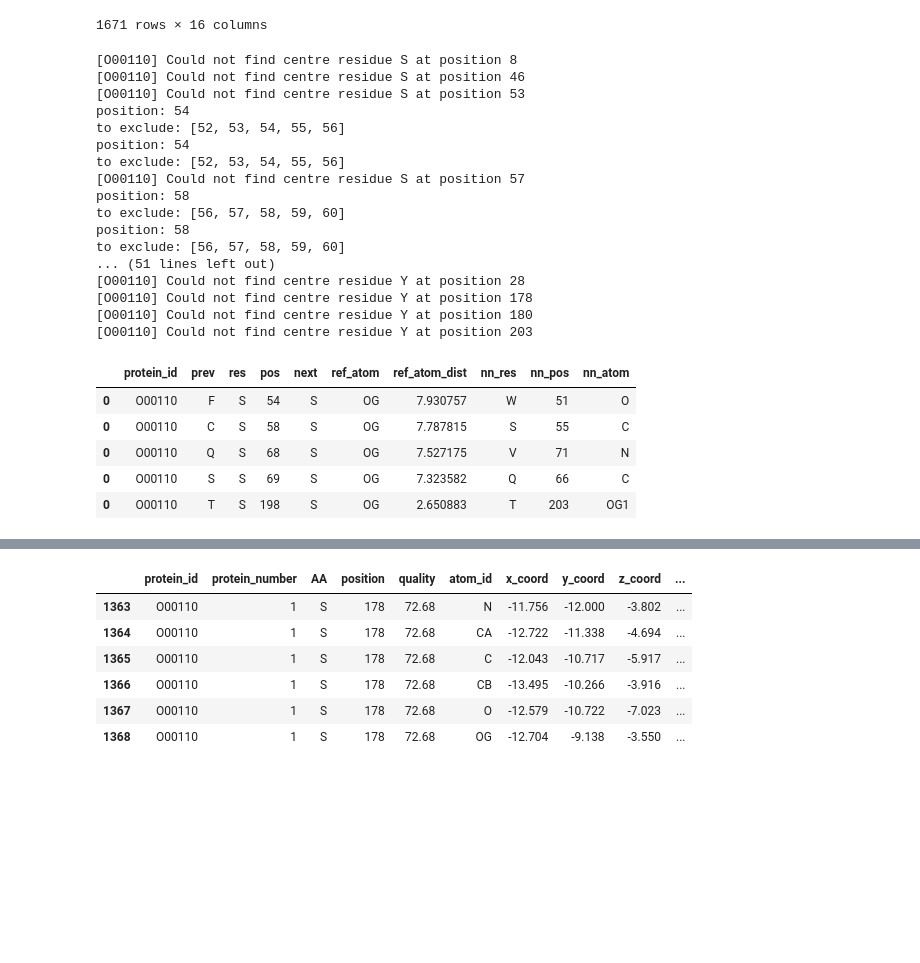
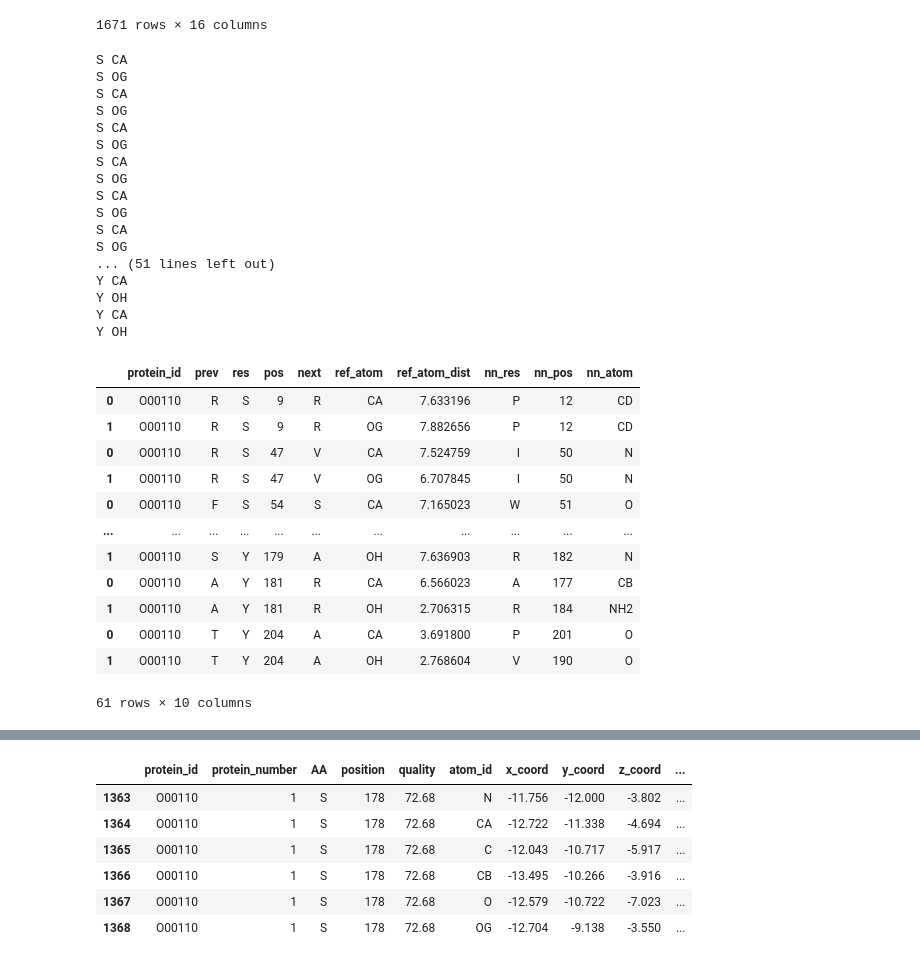
Before and after one commit to kamurani/phosphosite, a Jupyter notebook: notebooks/bubble/process.ipynb, the cells around one changed output, grey strips where cells are left out. Saved outputs shown, nothing was run; the diff lists cells and outputs as text; code cells hidden in the pictures; blank space fills up the shorter version.

Commit message:
fix bug with appending oxygen ref atom to CA ref atom

```diff
--- a/notebooks/bubble/process.ipynb
+++ b/notebooks/bubble/process.ipynb
@@ -278,7 +278,7 @@ def process(
 
         # Foreach residue in residues_to_consider, get the position of the residue in the sequence.
         sites_to_process = [
-            (res, pos) for res in residues_to_consider for pos in range(len(sequence)) if sequence[pos] == res
+            (res, pos) for res in residues_to_consider for pos in range(len(sequence)) if sequence[pos - 1] == res
         ]
         for res, pos in sites_to_process:
             try:
@@ -289,10 +289,14 @@ def process(
 
             # Process bubble for this particular site.
             records = []
-            reference_atoms.append(reference_atom_dict[res])
-            for ref_atom in reference_atoms:
+            for ref_atom in reference_atoms + [reference_atom_dict[res]]:
+                print(res, ref_atom)
 
                 ref_coords = np.array(atomic_df[(atomic_df["AA"] == res) & (atomic_df["position"] == pos) & (atomic_df["atom_id"] == ref_atom)][["x_coord", "y_coord", "z_coord"]])
+                if len(ref_coords) == 0:
+                    if verbose: tqdm.write(f"[{protein_id}] No {ref_atom} atom for {res} at position {pos}")
+                    print(reference_atom_dict)
+                    continue
 
                 # Filter by radius.
                 # Only include atoms (rows) whose distance from the reference atom is less than the radius.
@@ -315,11 +319,8 @@ def process(
 
                 if len(nearest_neighbour) == 0:
                     if verbose: tqdm.write(f"[{protein_id}] No nearest neighbour for {res} at position {pos}")
+                    continue
                 nearest_neighbour = nearest_neighbour.iloc[0]
-
-                if verbose:
-                    print(f"position: {pos}")
-                    print("to exclude: " + str(to_exclude))
 
                 prev_pos = pos - 1
                 next_pos = pos + 1
@@ -331,55 +332,61 @@ def process(
                     "next": sequence[next_pos - 1] if next_pos <= len(sequence) else None, # 0-indexed
                     "ref_atom": ref_atom,
                     "ref_atom_dist": nearest_neighbour[f"{ref_atom}_dist"],
                     "nn_res": nearest_neighbour["AA"],
                     "nn_pos": nearest_neighbour["position"],
                     "nn_atom": nearest_neighbour["atom_id"],
                 }
+                records.append(record)
 
-            records.append(record)
             new_df = pd.DataFrame(records)
             result_df = pd.concat([result_df, new_df], axis=0)
 
 
-    return result_df, sequence
-
+    return result_df
 
 
 phosphosite_df = None
 uniprot_ids = [protein_id]
 adjacency_range = 2
 radius = 8.0#6.0
 #radius = 5
 kwargs = {
     "protein_ids": uniprot_ids,
     "phosphosite_df": phosphosite_df,
     "adjacency_range": adjacency_range,
     "radius": radius,
     "verbose": True,
 }
-result, seq = process(**kwargs)
+result = process(**kwargs)
 result
 # %% [output]
-[O00110] Could not find centre residue S at position 8
-[O00110] Could not find centre residue S at position 46
-[O00110] Could not find centre residue S at position 53
-position: 54
-to exclude: [52, 53, 54, 55, 56]
-position: 54
-to exclude: [52, 53, 54, 55, 56]
-[O00110] Could not find centre residue S at position 57
-position: 58
-to exclude: [56, 57, 58, 59, 60]
-position: 58
-to exclude: [56, 57, 58, 59, 60]
+S CA
+S OG
+S CA
+S OG
+S CA
+S OG
+S CA
+S OG
+S CA
+S OG
+S CA
+S OG
 ... (51 lines left out)
-[O00110] Could not find centre residue Y at position 28
-[O00110] Could not find centre residue Y at position 178
-[O00110] Could not find centre residue Y at position 180
-[O00110] Could not find centre residue Y at position 203
+Y CA
+Y OH
+Y CA
+Y OH
 |  | protein_id | prev | res | pos | next | ref_atom | ref_atom_dist | nn_res | nn_pos | nn_atom |
-| 0 | O00110 | F | S | 54 | S | OG | 7.930757 | W | 51 | O |
-| 0 | O00110 | C | S | 58 | S | OG | 7.787815 | S | 55 | C |
-| 0 | O00110 | Q | S | 68 | S | OG | 7.527175 | V | 71 | N |
-| 0 | O00110 | S | S | 69 | S | OG | 7.323582 | Q | 66 | C |
-| 0 | O00110 | T | S | 198 | S | OG | 2.650883 | T | 203 | OG1 |
+| 0 | O00110 | R | S | 9 | R | CA | 7.633196 | P | 12 | CD |
+| 1 | O00110 | R | S | 9 | R | OG | 7.882656 | P | 12 | CD |
+| 0 | O00110 | R | S | 47 | V | CA | 7.524759 | I | 50 | N |
+| 1 | O00110 | R | S | 47 | V | OG | 6.707845 | I | 50 | N |
+| 0 | O00110 | F | S | 54 | S | CA | 7.165023 | W | 51 | O |
+| ... | ... | ... | ... | ... | ... | ... | ... | ... | ... | ... |
+| 1 | O00110 | S | Y | 179 | A | OH | 7.636903 | R | 182 | N |
+| 0 | O00110 | A | Y | 181 | R | CA | 6.566023 | A | 177 | CB |
+| 1 | O00110 | A | Y | 181 | R | OH | 2.706315 | R | 184 | NH2 |
+| 0 | O00110 | T | Y | 204 | A | CA | 3.691800 | P | 201 | O |
+| 1 | O00110 | T | Y | 204 | A | OH | 2.768604 | V | 190 | O |
+61 rows × 10 columns
```
Also changed, not shown: parts of 4 cells of this notebook.
